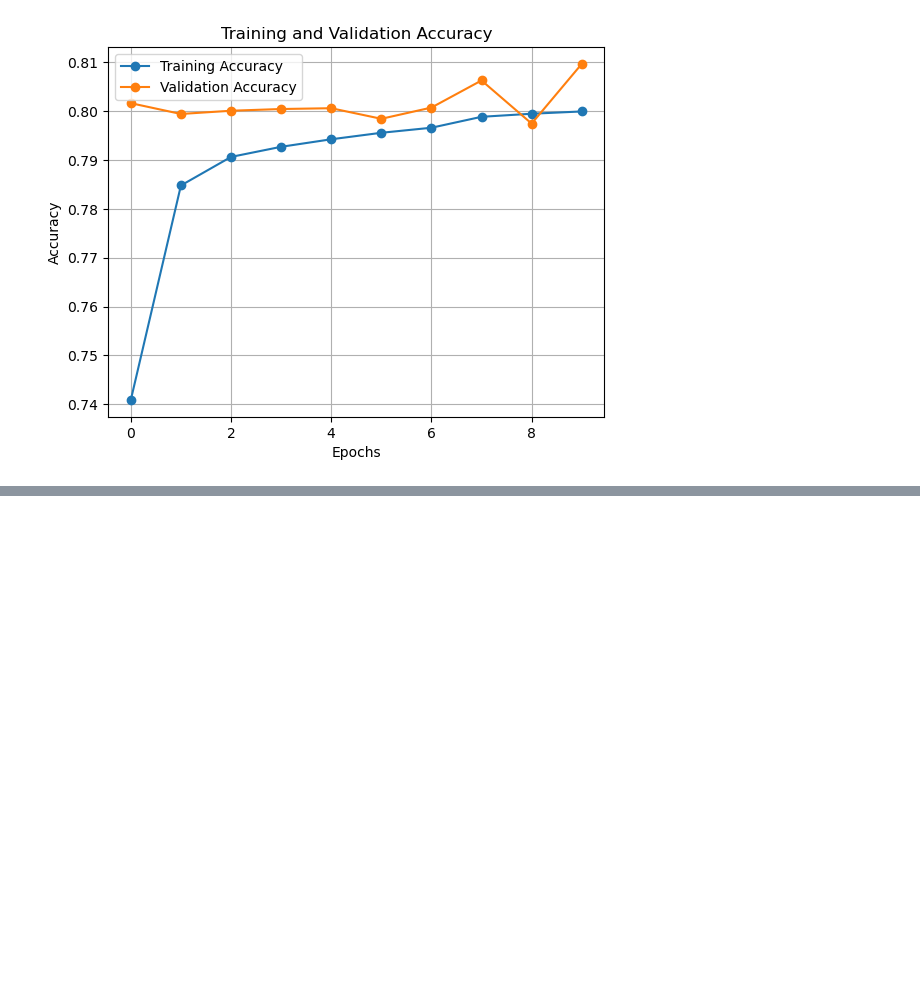
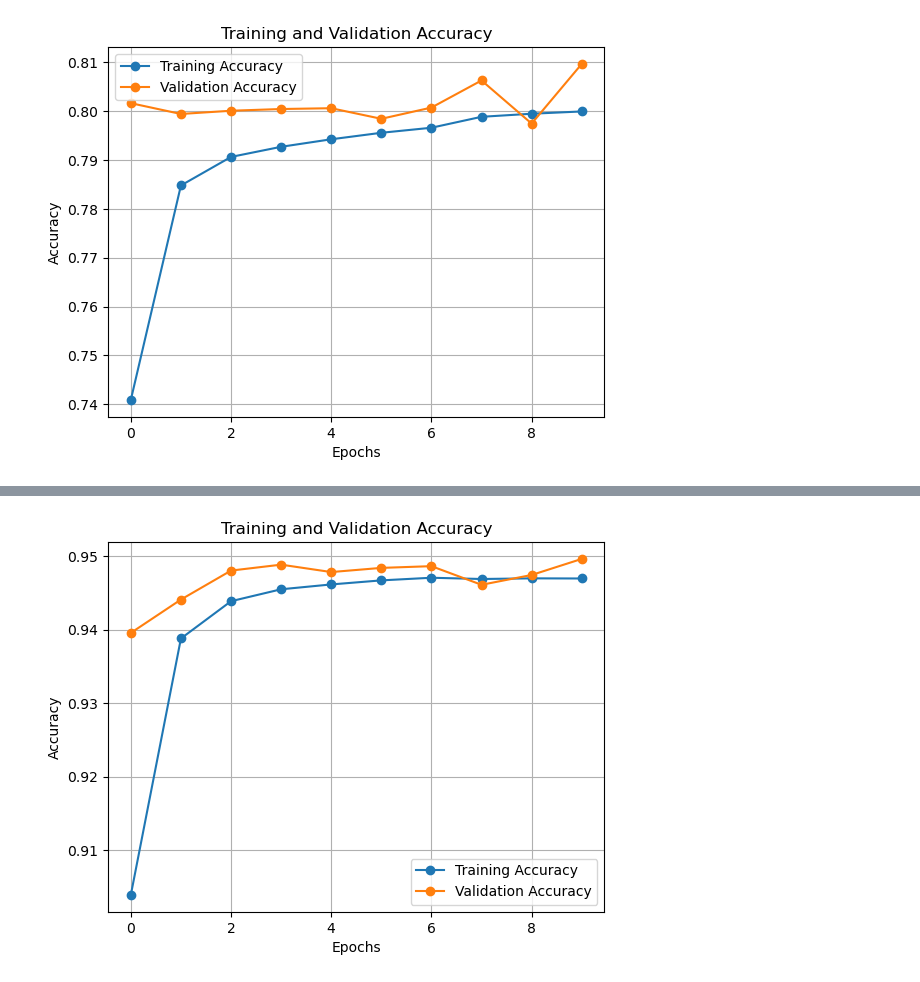
Before and after one commit to DiyadotSaha/Detect_Sleep_States, a Jupyter notebook: Final_Submission.ipynb, the cells around one changed output, grey strips where cells are left out. Cells and saved outputs as stored; diff of their text form; code cells hidden in the pictures; blank space fills up the shorter version.

Commit message:
added feature engineering and separate folder for data

```diff
--- a/Final_Submission.ipynb
+++ b/Final_Submission.ipynb
@@ -310,0 +325,2 @@ plt.show()
+# %%
+randomseries=['1b92be89db4c', '655f19eabf1e', '5c55a5e717d6']
@@ -310,0 +331,2 @@ plt.show()
+# %%
+feature_df=merging_patients(randomseries)
@@ -310,0 +342,27 @@ plt.show()
+# %%
+feature_df=feature_df.iloc[1:,:]
+dropped_feature_df=feature_df.drop(['event','series_id','step','timestamp_x','night','timestamp_y','label'],axis=1)
+dropped_feature_df=dropped_feature_df.dropna()
+X=dropped_feature_df[['anglez','enmo','hour','enmo_rolling_std','anglez_rolling_std','enmo_diff','anglez_diff']]
+y=dropped_feature_df['y_target']
+# %%
+X_array = X.to_numpy()
+scaler = MinMaxScaler()
+X_scaled = scaler.fit_transform(X_array)
+X_scaled = X_scaled.reshape(X_scaled.shape[0], 1, X_scaled.shape[1])
+X_train, X_test, y_train, y_test = train_test_split(X_scaled, y, test_size=0.2, random_state=42)
+X_train = np.asarray(X_train).astype(np.float32)
+X_test = np.asarray(X_test).astype(np.float32)
+y_train = np.asarray(y_train).astype(np.float32)
+y_test = np.asarray(y_test).astype(np.float32)
+model = Sequential()
+model.add(LSTM(128, input_shape=(X_train.shape[1], X_train.shape[2]), activation='relu', return_sequences=True))
+model.add(Dropout(0.5))
+model.add(LSTM(64, activation='relu'))
+model.add(Dropout(0.5))
+model.add(Dense(1, activation='sigmoid'))
+optimizer = Adam(learning_rate=0.001, epsilon=1e-7)
+model.compile(optimizer=optimizer, loss='binary_crossentropy', metrics=['accuracy'])
+history = model.fit(X_train, y_train, epochs=10, batch_size=512, validation_data=(X_test, y_test))
+test_loss, test_accuracy = model.evaluate(X_test, y_test)
+print(f"Test Loss: {test_loss:.4f}, Test Accuracy: {test_accuracy * 100:.2f}%")
@@ -310,0 +388,12 @@ plt.show()
+# %%
+plt.plot(history.history['accuracy'], label='Training Accuracy', marker='o')
+plt.plot(history.history['val_accuracy'], label='Validation Accuracy', marker='o')
+plt.xlabel('Epochs')
+plt.grid(True)
+plt.ylabel('Accuracy')
+plt.legend()
+plt.title('Training and Validation Accuracy')
+
+plt.show()
+# %% [output]
+[figure, added]
```
Also changed, not shown: parts of 13 cells of this notebook, 1 other file.
